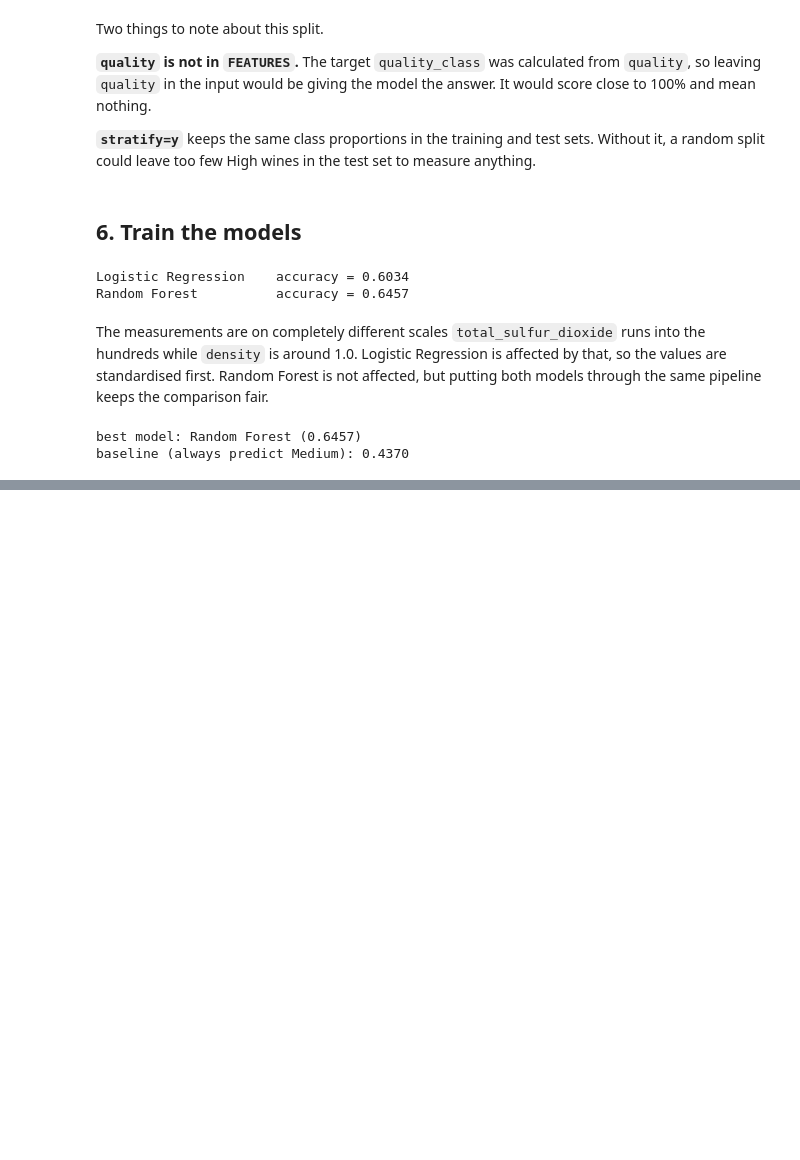
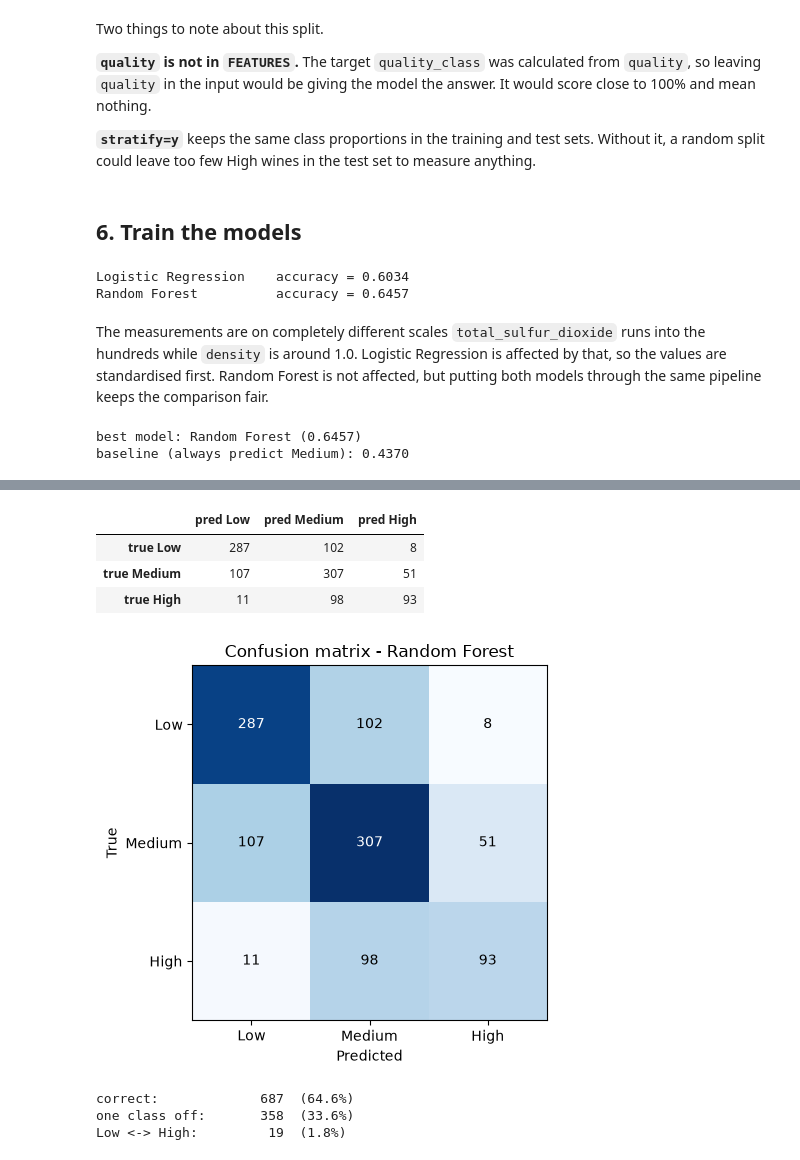
Before and after one commit to AshenIndeewara/Wine-Quality-Classification-System-ML, a Jupyter notebook: ml/notebook/wine_quality.ipynb, the cells around one changed output, grey strips where cells are left out. Cells and saved outputs as stored; diff of their text form; code cells hidden in the pictures; blank space fills up the shorter version.

```diff
--- a/ml/notebook/wine_quality.ipynb
+++ b/ml/notebook/wine_quality.ipynb
@@ -357,3 +357,9 @@ print(f"baseline (always predict Medium): {(y_test == 'Medium').mean():.4f}")
 # %% [output]
 best model: Random Forest (0.6457)
 baseline (always predict Medium): 0.4370
+# %%
+from sklearn.metrics import classification_report, confusion_matrix
+
+y_pred = best_model.predict(X_test)
+
+print(classification_report(y_test, y_pred, labels=CLASS_ORDER))
@@ -359,0 +376,45 @@ baseline (always predict Medium): 0.4370
+# %%
+cm = confusion_matrix(y_test, y_pred, labels=CLASS_ORDER)
+
+pd.DataFrame(
+    cm,
+    index=[f"true {c}" for c in CLASS_ORDER],
+    columns=[f"pred {c}" for c in CLASS_ORDER],
+)
+# %% [output]
+|  | pred Low | pred Medium | pred High |
+| true Low | 287 | 102 | 8 |
+| true Medium | 107 | 307 | 51 |
+| true High | 11 | 98 | 93 |
+# %%
+fig, ax = plt.subplots(figsize=(5, 4.5))
+ax.imshow(cm, cmap="Blues")
+ax.set_xticks(range(3), CLASS_ORDER)
+ax.set_yticks(range(3), CLASS_ORDER)
+ax.set_xlabel("Predicted")
+ax.set_ylabel("True")
+ax.set_title(f"Confusion matrix - {best_name}")
+
+for i in range(3):
+    for j in range(3):
+        ax.text(j, i, cm[i][j], ha="center", va="center",
+                color="white" if cm[i][j] > cm.max() * 0.55 else "black")
+
+plt.tight_layout()
+plt.show()
+# %% [output]
+[figure, added]
+# %%
+# Where do the mistakes actually go?
+total = cm.sum()
+correct = cm.trace()
+adjacent = cm[0][1] + cm[1][0] + cm[1][2] + cm[2][1]   # one class off
+severe = cm[0][2] + cm[2][0]                            # Low predicted as High, or the reverse
+
+print(f"correct:            {correct:4d}  ({correct / total:.1%})")
+print(f"one class off:      {adjacent:4d}  ({adjacent / total:.1%})")
+print(f"Low <-> High:       {severe:4d}  ({severe / total:.1%})")
+# %% [output]
+correct:             687  (64.6%)
+one class off:       358  (33.6%)
+Low <-> High:         19  (1.8%)
```
Also changed, not shown: parts of 8 cells of this notebook, 11 other files.
